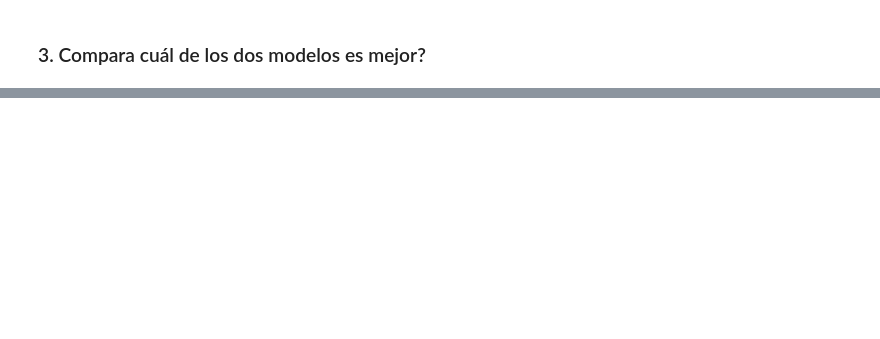
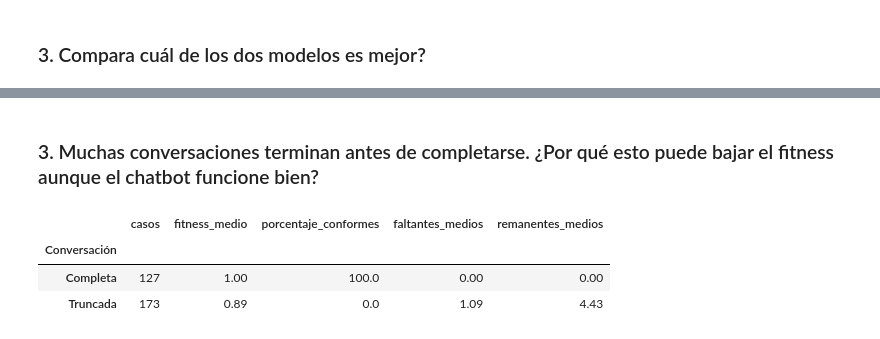
Before and after one commit to cerealkiller3242/Proyecto_Process_Minning, a Jupyter notebook: Proyecto_PM.ipynb, the cells around one changed output, grey strips where cells are left out. Drawn from its saved outputs; the diff is of its cells as text; code cells hidden in the pictures; blank space fills up the shorter version.

```diff
--- a/Proyecto_PM.ipynb
+++ b/Proyecto_PM.ipynb
@@ -280,0 +489,50 @@ Casos: 300 -> 121 | Variantes: 210 -> 31
+# %% [markdown]
+### 3. Muchas conversaciones terminan antes de completarse. ¿Por qué esto puede bajar el fitness aunque el chatbot funcione bien?
+# %%
+# Conversaciones completas: las que terminan con un cierre (agradecimiento o queja)
+CIERRES = ["Spontaneous thanks", "Closing with complaint"]
+casos_completos = set(trazas.loc[trazas["ultima_actividad"].isin(CIERRES), "caso"])
+
+# Modelo de referencia aprendido solo con conversaciones completas: siempre termina en un cierre
+log_completas = log_pm_todo[log_pm_todo["caso"].isin(casos_completos)]
+red_comp, marcado_ini_comp, marcado_fin_comp = pm4py.discover_petri_net_inductive(log_completas)
+
+# Ejecutamos el token-based replay de todas las conversaciones sobre ese modelo
+diagnostico_tbr = pm4py.conformance_diagnostics_token_based_replay(
+    log_eventos, red_comp, marcado_ini_comp, marcado_fin_comp
+)
+
+# Construimos una tabla resumen, caso por caso
+filas_tbr = []
+posicion = 0
+for traza in log_eventos:
+    resultado = diagnostico_tbr[posicion]
+    id_caso = traza.attributes["concept:name"]
+    fila = {
+        "Caso": id_caso,
+        "Conversación": "Completa" if id_caso in casos_completos else "Truncada",
+        "Conforme": resultado["trace_is_fit"],
+        "Fitness": round(resultado["trace_fitness"], 3),
+        "Faltantes (m)": resultado["missing_tokens"],
+        "Remanentes (r)": resultado["remaining_tokens"],
+    }
+    filas_tbr.append(fila)
+    posicion = posicion + 1
+
+tabla_tbr = pd.DataFrame(filas_tbr)
+
+# Comparamos conversaciones completas y truncadas
+resumen_truncadas = tabla_tbr.groupby("Conversación").agg(
+    casos=("Caso", "size"),
+    fitness_medio=("Fitness", "mean"),
+    porcentaje_conformes=("Conforme", "mean"),
+    faltantes_medios=("Faltantes (m)", "mean"),
+    remanentes_medios=("Remanentes (r)", "mean"),
+)
+resumen_truncadas["porcentaje_conformes"] = 100 * resumen_truncadas["porcentaje_conformes"]
+resumen_truncadas.round(2)
+# %% [output]
+|  | casos | fitness_medio | porcentaje_conformes | faltantes_medios | remanentes_medios |
+| Conversación |  |  |  |  |  |
+| Completa | 127 | 1.00 | 100.0 | 0.00 | 0.00 |
+| Truncada | 173 | 0.89 | 0.0 | 1.09 | 4.43 |
```
Also changed, not shown: parts of 18 cells of this notebook, 2 other files.
